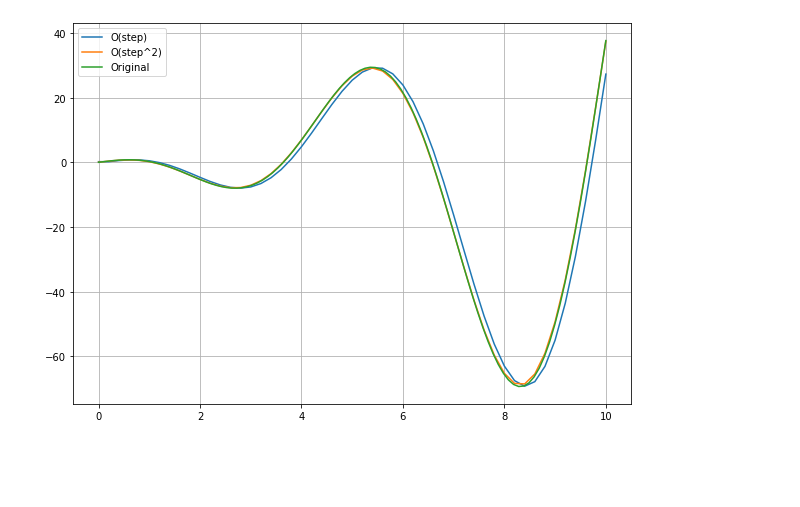
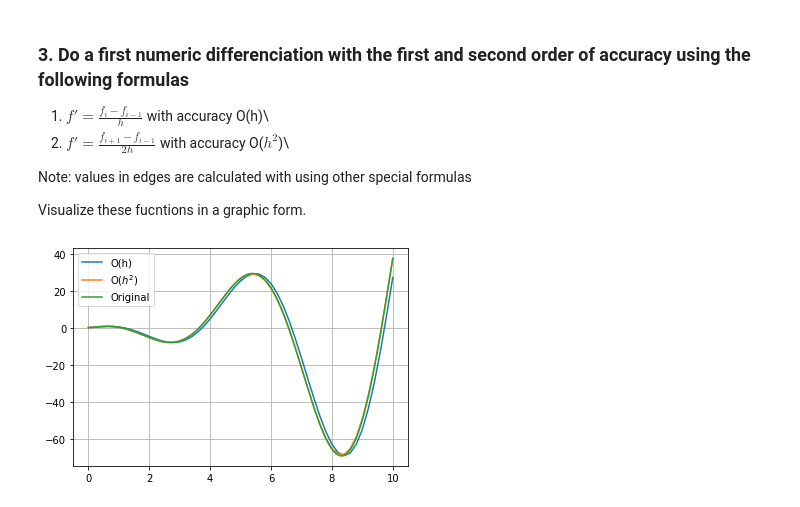
Before and after one commit to ober-man/Computational_mathematics, a Jupyter notebook: lab1.ipynb, the cells around one changed output. Cells and saved outputs as stored; diff of their text form; code cells hidden in the pictures; blank space fills up the shorter version.

```diff
--- a/lab1.ipynb
+++ b/lab1.ipynb
@@ -56,26 +61,36 @@ plt.show()
+# %% [markdown]
+### 3. Do a first numeric differenciation with the first and second order of accuracy using the following formulas
+
+1) $ f'=\frac{f_{i} - f_{i-1}}{h} $ with accuracy O(h)\
+2) $ f'=\frac{f_{i+1} - f_{i-1}}{2h} $ with accuracy O($h^2$)\
+
+Note: values in edges are calculated with using other special formulas
+
+Visualize these fucntions in a graphic form.
 # %%
 # numerical differentiation
 first_der_1 = []
 first_der_2 = []
 
 # first derivative with accuracy = O(step)
 first_der_1.append((grid_func[1] - grid_func[0])/step) # 0 elem
 for i in range(1, points_num + 1):
     first_der_1.append((grid_func[i] - grid_func[i-1])/step)
 
 # first derivative with accuracy = O(step^2)
 first_der_2.append((-3*grid_func[0] + 4*grid_func[1] - grid_func[2])/2/step) # 0 elem
 for i in range(1, points_num):
     first_der_2.append((grid_func[i+1] - grid_func[i-1])/2/step)
 last = points_num
 first_der_2.append((3*grid_func[last] - 4*grid_func[last-1] + grid_func[last-2])/2/step) # last elem
 
 # make graphics
-plt.plot(x_value, first_der_1, label = "O(step)")
-plt.plot(x_value, first_der_2, label = "O(step^2)")
+# note: h = step
+plt.plot(x_value, first_der_1, label = "O(h)")
+plt.plot(x_value, first_der_2, label = "O($h^2$)")
 plt.plot(x, first_der(x), label = "Original")
 plt.legend()
 plt.grid()
 plt.show()
 # %% [output]
-[figure, old version]
+[figure, new version]
```
Also changed, not shown: parts of 13 cells of this notebook.
